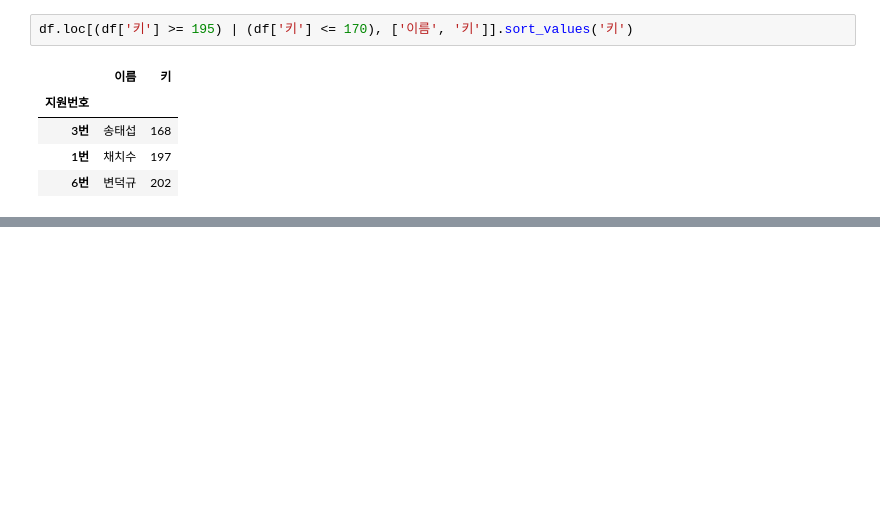
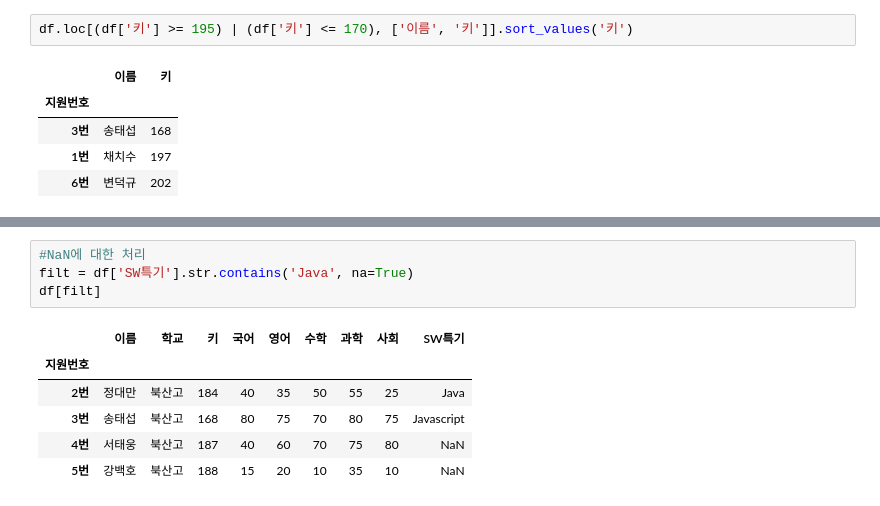
Before and after one commit to Lion-Heart-KR/DataAnalysisAndVisualization, a Jupyter notebook: Pandas/09. 데이터 선택(조건).ipynb, the cells around one changed output, grey strips where cells are left out. Drawn from its saved outputs; the diff is of its cells as text; blank space fills up the shorter version.

```diff
--- a/Pandas/09. 데이터 선택(조건).ipynb
+++ b/Pandas/09. 데이터 선택(조건).ipynb
@@ -96,0 +148,11 @@ df.loc[(df['키'] >= 195) | (df['키'] <= 170), ['이름', '키']].sort_values('
+# %%
+#NaN에 대한 처리
+filt = df['SW특기'].str.contains('Java', na=True)
+df[filt]
+# %% [output]
+|  | 이름 | 학교 | 키 | 국어 | 영어 | 수학 | 과학 | 사회 | SW특기 |
+| 지원번호 |  |  |  |  |  |  |  |  |  |
+| 2번 | 정대만 | 북산고 | 184 | 40 | 35 | 50 | 55 | 25 | Java |
+| 3번 | 송태섭 | 북산고 | 168 | 80 | 75 | 70 | 80 | 75 | Javascript |
+| 4번 | 서태웅 | 북산고 | 187 | 40 | 60 | 70 | 75 | 80 | NaN |
+| 5번 | 강백호 | 북산고 | 188 | 15 | 20 | 10 | 35 | 10 | NaN |
```
Also changed, not shown: parts of 9 cells of this notebook.
